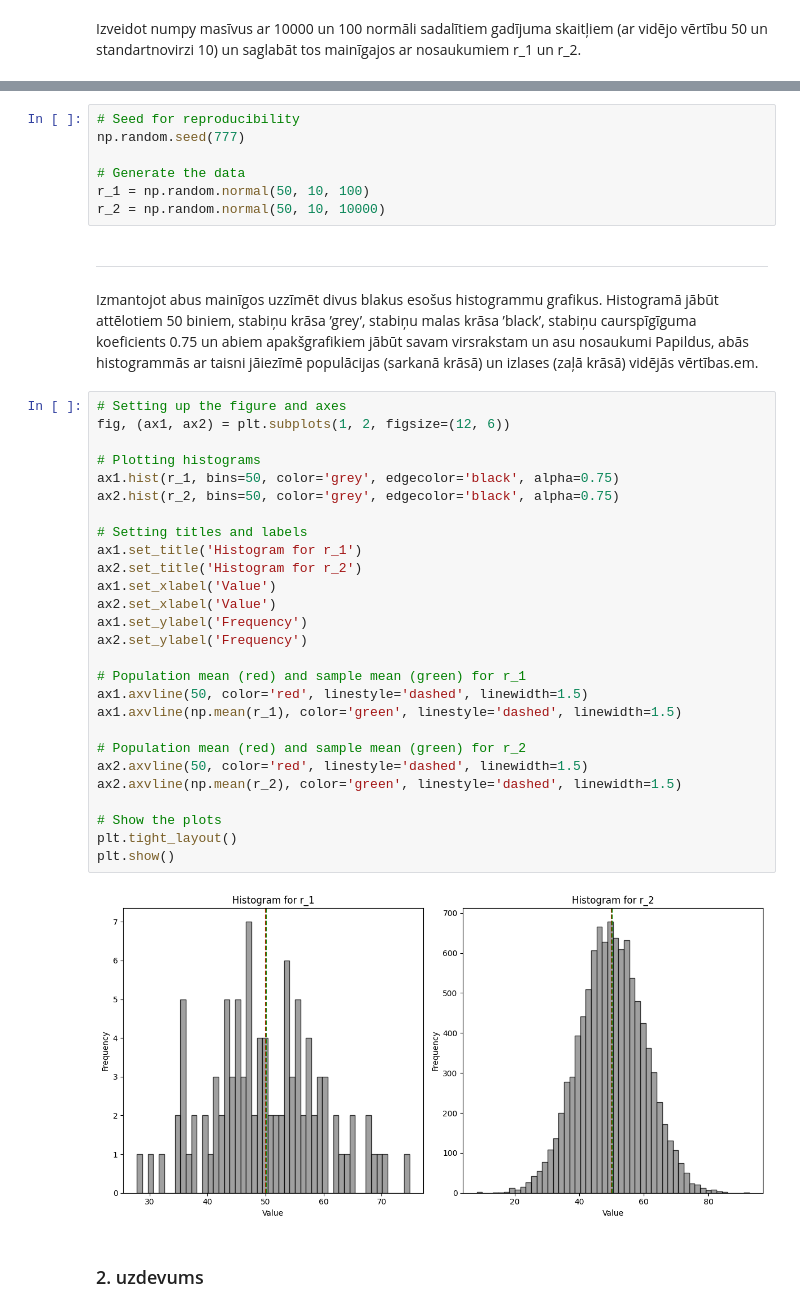
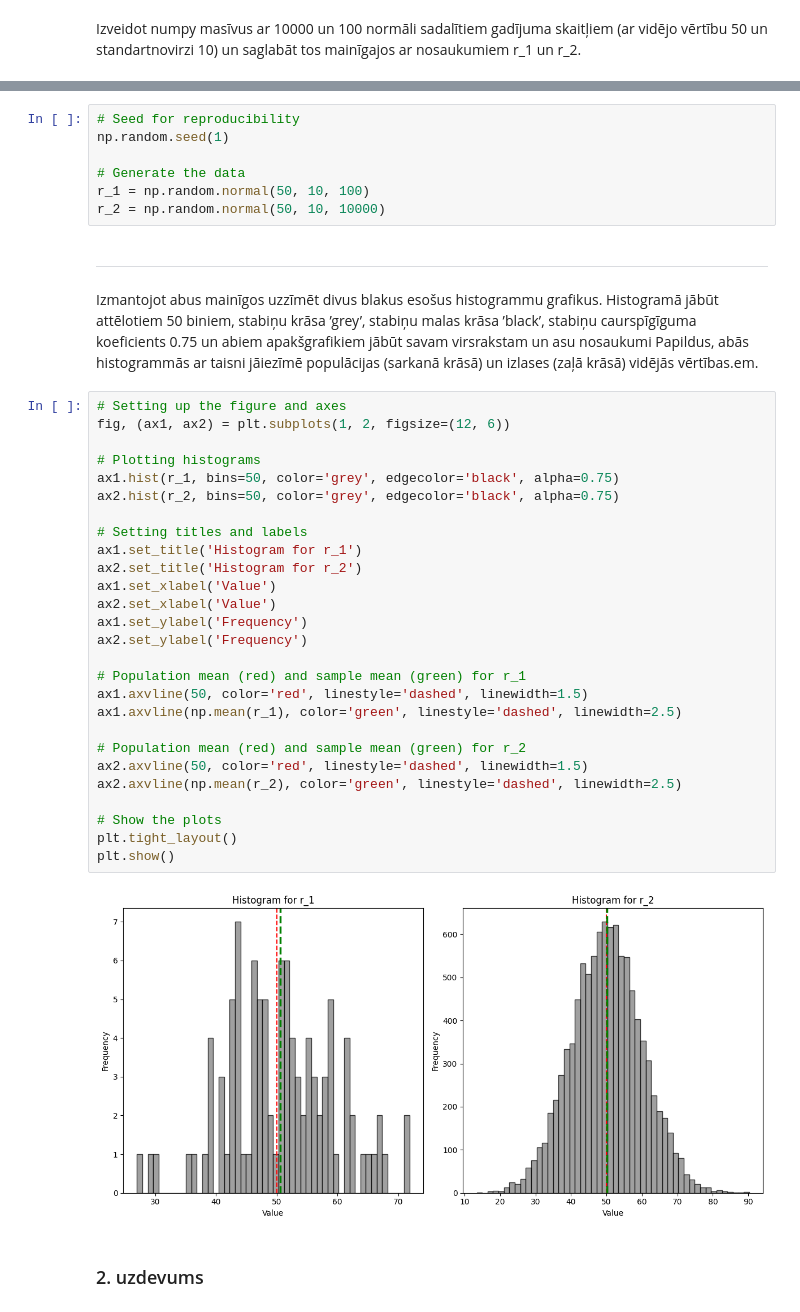
Before and after one commit to eduardblumental/lu-msc-math-and-data-science, a Jupyter notebook: Matemātiskās metodes ar Python, R un Matlab/homeworks/HW4_Blumentals.ipynb, the cells around one changed output, grey strips where cells are left out. Saved outputs shown, nothing was run; the diff lists cells and outputs as text.

```diff
--- a/Matemātiskās metodes ar Python, R un Matlab/homeworks/HW4_Blumentals.ipynb
+++ b/Matemātiskās metodes ar Python, R un Matlab/homeworks/HW4_Blumentals.ipynb
@@ -13,6 +16,6 @@ import pandas as pd
 # %%
 # Seed for reproducibility
-np.random.seed(777)
+np.random.seed(1)
 
 # Generate the data
 r_1 = np.random.normal(50, 10, 100)
@@ -26,32 +29,32 @@ nosaukumi Papildus, abās histogrammās ar taisni jāiezīmē populācijas (sark
 # %%
 # Setting up the figure and axes
 fig, (ax1, ax2) = plt.subplots(1, 2, figsize=(12, 6))
 
 # Plotting histograms
 ax1.hist(r_1, bins=50, color='grey', edgecolor='black', alpha=0.75)
 ax2.hist(r_2, bins=50, color='grey', edgecolor='black', alpha=0.75)
 
 # Setting titles and labels
 ax1.set_title('Histogram for r_1')
 ax2.set_title('Histogram for r_2')
 ax1.set_xlabel('Value')
 ax2.set_xlabel('Value')
 ax1.set_ylabel('Frequency')
 ax2.set_ylabel('Frequency')
 
 # Population mean (red) and sample mean (green) for r_1
 ax1.axvline(50, color='red', linestyle='dashed', linewidth=1.5)
-ax1.axvline(np.mean(r_1), color='green', linestyle='dashed', linewidth=1.5)
+ax1.axvline(np.mean(r_1), color='green', linestyle='dashed', linewidth=2.5)
 
 # Population mean (red) and sample mean (green) for r_2
 ax2.axvline(50, color='red', linestyle='dashed', linewidth=1.5)
-ax2.axvline(np.mean(r_2), color='green', linestyle='dashed', linewidth=1.5)
+ax2.axvline(np.mean(r_2), color='green', linestyle='dashed', linewidth=2.5)
 
 # Show the plots
 plt.tight_layout()
 plt.show()
 # %% [output]
-[figure, old version]
+[figure, new version]
 # %% [markdown]
 ### 2. uzdevums
 # %% [markdown]
```
Also changed, not shown: parts of 9 cells of this notebook.
